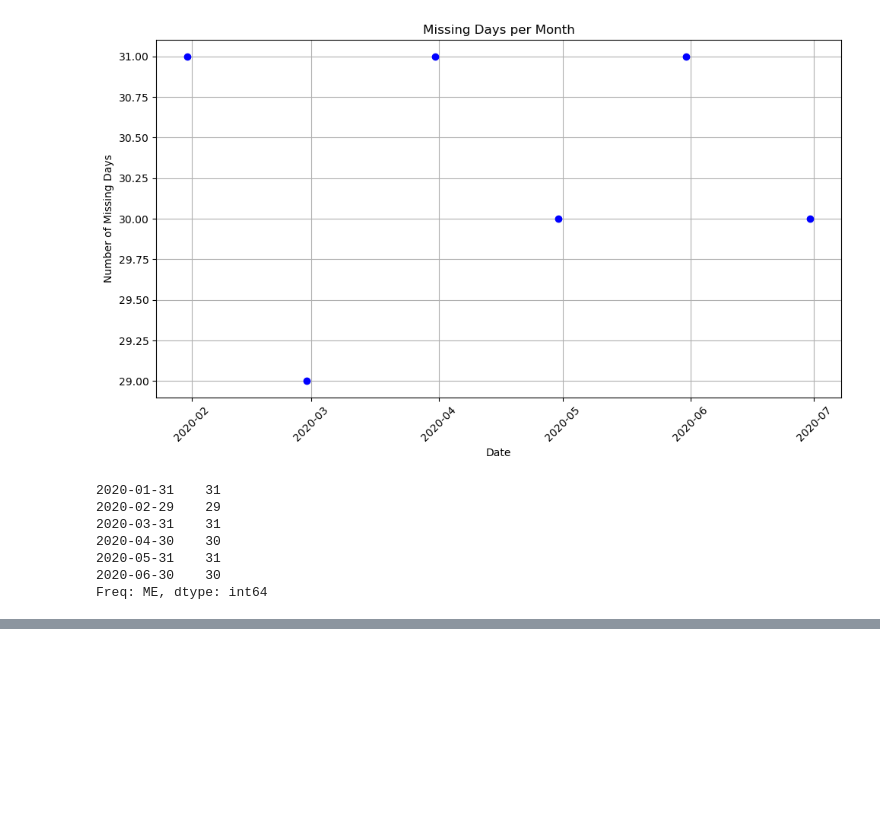
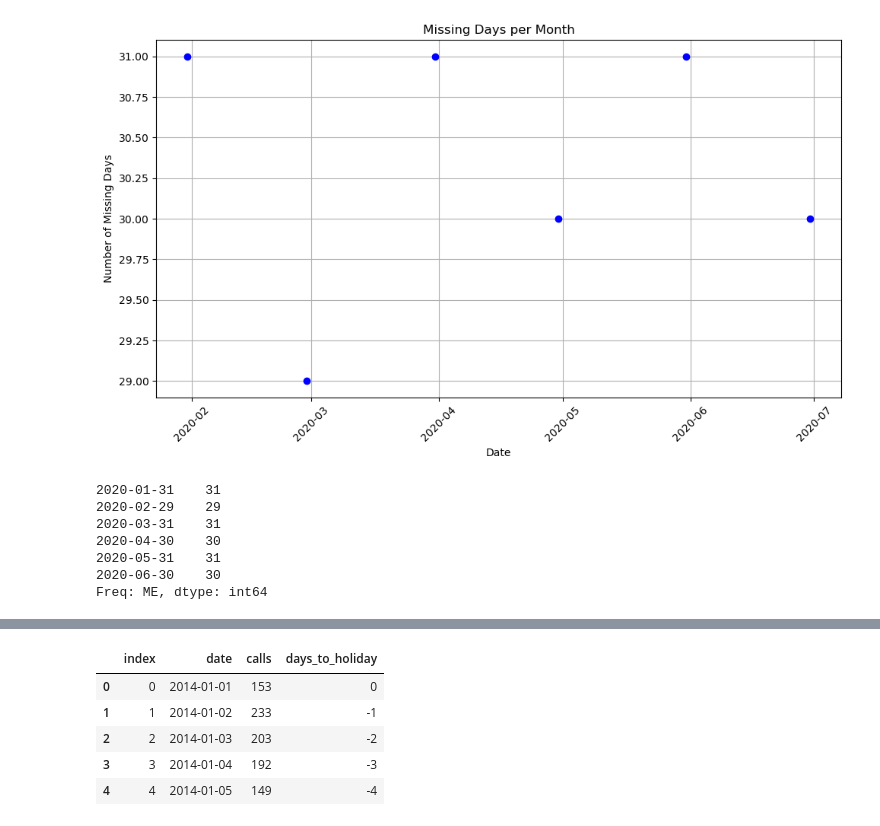
Before and after one commit to ChiaraVM/HotlineDemandPrediction_Ligue180, a Jupyter notebook: 00Data_preparation_time.ipynb, the cells around one changed output, grey strips where cells are left out. Saved outputs shown, nothing was run; the diff lists cells and outputs as text; code cells hidden in the pictures; blank space fills up the shorter version.

```diff
--- a/00Data_preparation_time.ipynb
+++ b/00Data_preparation_time.ipynb
@@ -507,0 +547,15 @@ df_hourly_nodupl_2020.to_csv('df_hourly_2020.csv', index=True)
+# %%
+df_daily_nodupl.reset_index(inplace=True)
+
+# Die Abstandsspalte basierend auf den Feiertagen berechnen
+df_daily_nodupl['days_to_holiday'] = df_daily_nodupl['date'].apply(lambda x: calculate_days_to_holiday(x, holidays_list))
+
+# Ausgabe zur Überprüfung
+df_daily_nodupl.head()
+# %% [output]
+|  | index | date | calls | days_to_holiday |
+| 0 | 0 | 2014-01-01 | 153 | 0 |
+| 1 | 1 | 2014-01-02 | 233 | -1 |
+| 2 | 2 | 2014-01-03 | 203 | -2 |
+| 3 | 3 | 2014-01-04 | 192 | -3 |
+| 4 | 4 | 2014-01-05 | 149 | -4 |
```
Also changed, not shown: parts of 15 cells of this notebook, 8 other files.
